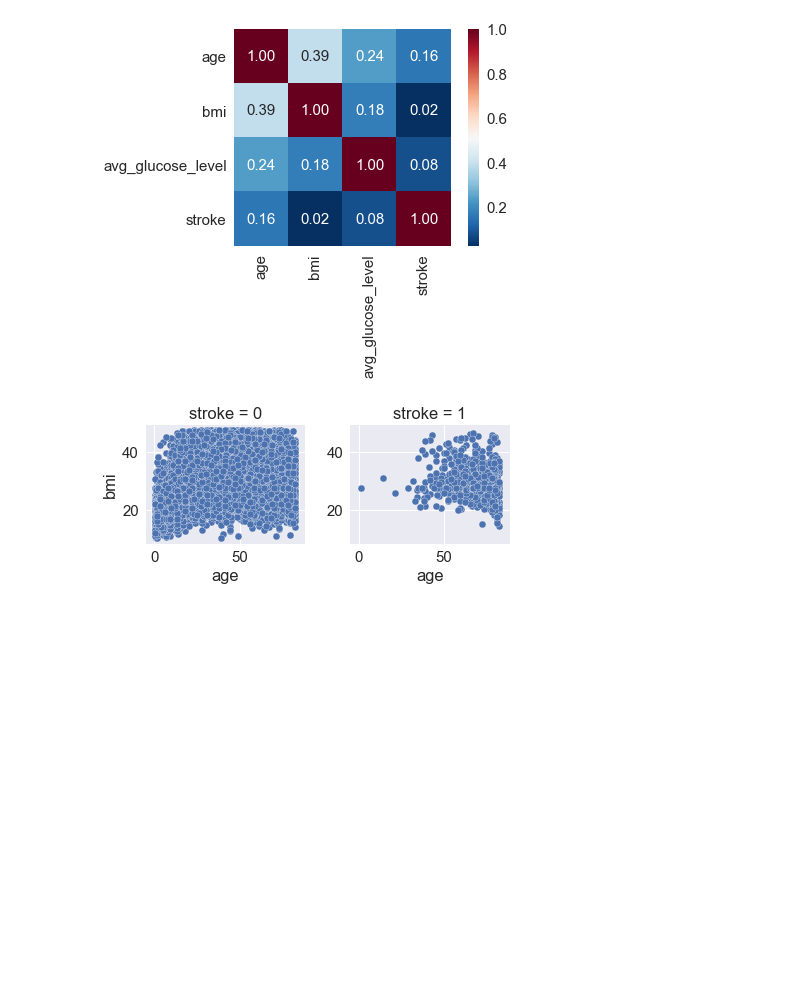
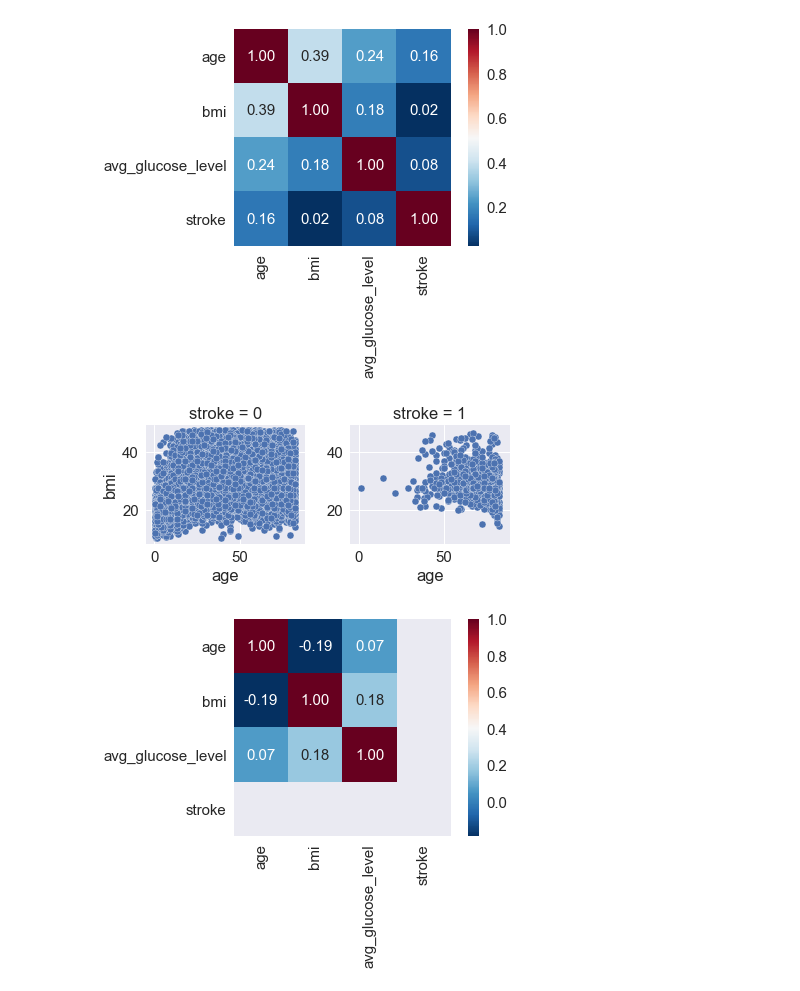
Before and after one commit to emgoh/capstone, a Jupyter notebook: capstone_codes/cp_data_exploration.ipynb, the cells around one changed output. Drawn from its saved outputs; the diff is of its cells as text; code cells hidden in the pictures; blank space fills up the shorter version.

```diff
--- a/capstone_codes/cp_data_exploration.ipynb
+++ b/capstone_codes/cp_data_exploration.ipynb
@@ -245,3 +218,28 @@ s1 = (s1.map(plt.scatter, 'age', 'bmi', edgecolor='white').add_legend())
 plt.show()
 # %% [output]
 [figure]
+# %%
+####################################
+# EDA on stroke patient cases only #
+####################################
+
+# Filtered dataframe with only stroke patient cases #
+###############################################################################
+df_stroke_0 = df_cleaned[df_cleaned['stroke'] == 0] # only non-stroke patients
+df_stroke_1 = df_cleaned[df_cleaned['stroke'] == 1] # only stroke patients
+
+# Extracted columns for correlation matrix plot:
+cols = ['age','bmi','avg_glucose_level','stroke']
+
+# Correlation Matrix Plot #
+# CM plot of stroke patients only:
+cm_stroke = np.corrcoef(df_stroke_1[cols].values.T)
+sns.set(font_scale = 1.5)
+_ = sns.heatmap(cm_stroke, cmap='RdBu_r', cbar=True,
+                annot=True, square=True, fmt='.2f',
+                annot_kws={'size':15}, yticklabels=cols, xticklabels=cols)
+plt.show()
+
+# NOTE: error message disappears when I remove "stroke" from column name list "cols"!
+# %% [output]
+[figure, added]
```
Also changed, not shown: parts of 40 cells of this notebook, 1 other file.
